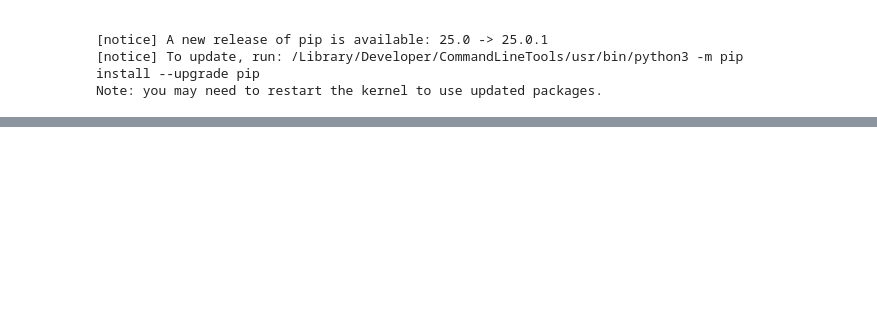
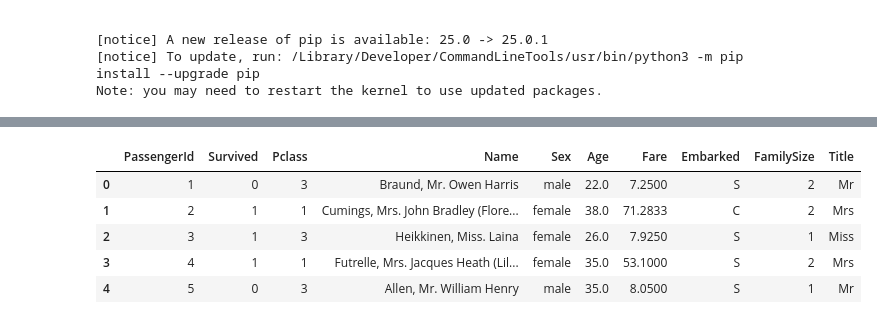
Before and after one commit to VOmidV/Titanic_KG, a Jupyter notebook: main.ipynb, the cells around one changed output, grey strips where cells are left out. Drawn from its saved outputs; the diff is of its cells as text; code cells hidden in the pictures; blank space fills up the shorter version.

```diff
--- a/main.ipynb
+++ b/main.ipynb
@@ -38,0 +162,10 @@ train_df.head()
+# %%
+for dataset in combine:
+    # why +1?
+    # because family size can't be 0 and when for example someone doesn't have parents or sibilins in the ship, they cound as 1 family
+    dataset['FamilySize'] = dataset['SibSp'] + dataset['Parch'] + 1
+
+train_df.drop(['SibSp','Parch'], axis=1, inplace=True)
+test_df.drop(['SibSp','Parch'], axis=1, inplace=True)
+
+train_df[['FamilySize', 'Survived']].groupby(['FamilySize'], as_index=False).mean().sort_values(by='Survived', ascending=False)
@@ -38,0 +192,12 @@ train_df.head()
+# %%
+for dataset in combine:
+    dataset['Title'] = dataset.Name.str.extract(' ([A-Za-z]+)\.', expand=False)
+
+train_df.head()
+# %% [output]
+|  | PassengerId | Survived | Pclass | Name | Sex | Age | Fare | Embarked | FamilySize | Title |
+| 0 | 1 | 0 | 3 | Braund, Mr. Owen Harris | male | 22.0 | 7.2500 | S | 2 | Mr |
+| 1 | 2 | 1 | 1 | Cumings, Mrs. John Bradley (Flore... | female | 38.0 | 71.2833 | C | 2 | Mrs |
+| 2 | 3 | 1 | 3 | Heikkinen, Miss. Laina | female | 26.0 | 7.9250 | S | 1 | Miss |
+| 3 | 4 | 1 | 1 | Futrelle, Mrs. Jacques Heath (Lil... | female | 35.0 | 53.1000 | S | 2 | Mrs |
+| 4 | 5 | 0 | 3 | Allen, Mr. William Henry | male | 35.0 | 8.0500 | S | 1 | Mr |
```
Also changed, not shown: parts of 51 cells of this notebook, 1 other file.
